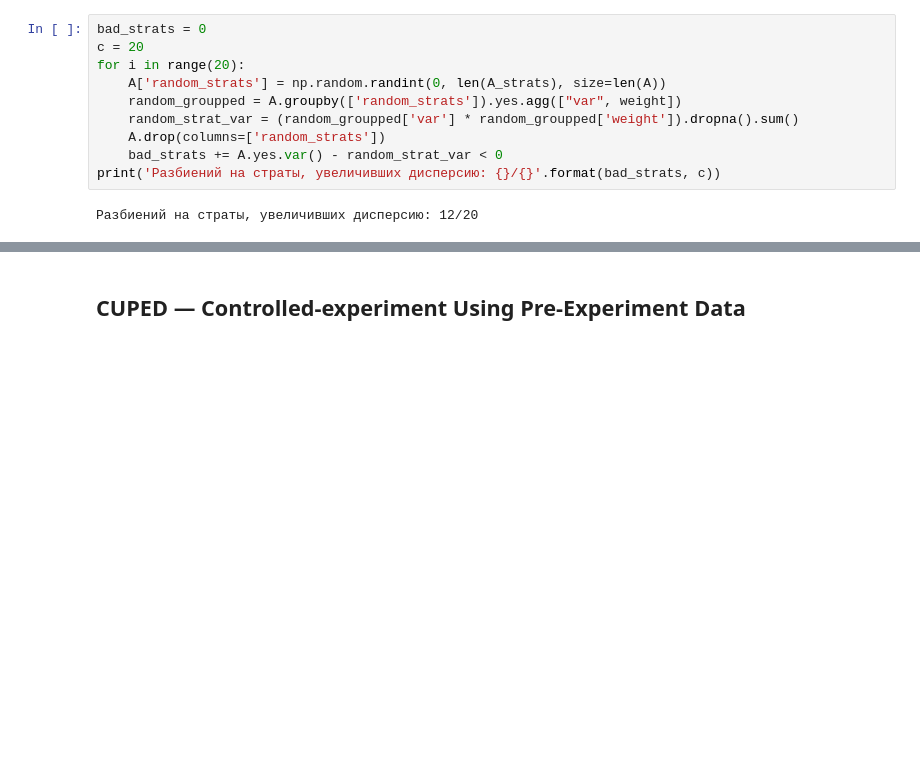
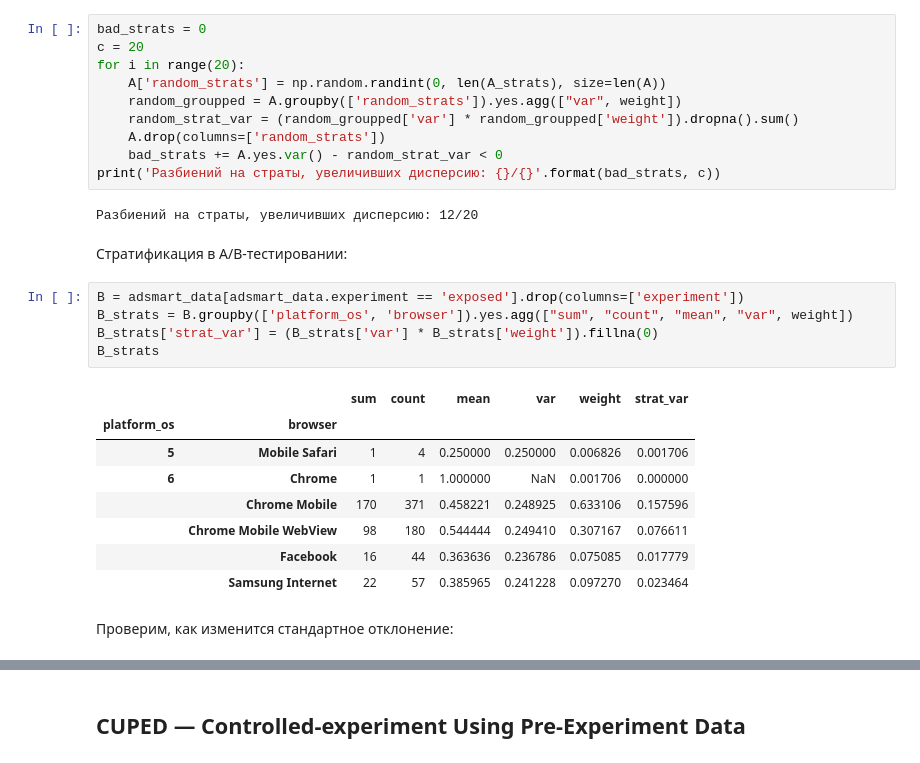
Before and after one commit to AlexJackalope/A-B-testing, a Jupyter notebook: 4-VarReduction-Strat-CUPED/classwork.ipynb, the cells around one changed output, grey strips where cells are left out. Drawn from its saved outputs; the diff is of its cells as text; blank space fills up the shorter version.

```diff
--- a/4-VarReduction-Strat-CUPED/classwork.ipynb
+++ b/4-VarReduction-Strat-CUPED/classwork.ipynb
@@ -121,3 +145,21 @@ for i in range(20):
 print('Разбиений на страты, увеличивших дисперсию: {}/{}'.format(bad_strats, c))
 # %% [output]
 Разбиений на страты, увеличивших дисперсию: 12/20
+# %% [markdown]
+Стратификация в A/B-тестировании:
+# %%
+B = adsmart_data[adsmart_data.experiment == 'exposed'].drop(columns=['experiment'])
+B_strats = B.groupby(['platform_os', 'browser']).yes.agg(["sum", "count", "mean", "var", weight])
+B_strats['strat_var'] = (B_strats['var'] * B_strats['weight']).fillna(0)
+B_strats
+# %% [output]
+|  |  | sum | count | mean | var | weight | strat_var |
+| platform_os | browser |  |  |  |  |  |  |
+| 5 | Mobile Safari | 1 | 4 | 0.250000 | 0.250000 | 0.006826 | 0.001706 |
+| 6 | Chrome | 1 | 1 | 1.000000 | NaN | 0.001706 | 0.000000 |
+|  | Chrome Mobile | 170 | 371 | 0.458221 | 0.248925 | 0.633106 | 0.157596 |
+|  | Chrome Mobile WebView | 98 | 180 | 0.544444 | 0.249410 | 0.307167 | 0.076611 |
+|  | Facebook | 16 | 44 | 0.363636 | 0.236786 | 0.075085 | 0.017779 |
+|  | Samsung Internet | 22 | 57 | 0.385965 | 0.241228 | 0.097270 | 0.023464 |
+# %% [markdown]
+Проверим, как изменится стандартное отклонение:
```
Also changed, not shown: parts of 37 cells of this notebook.
